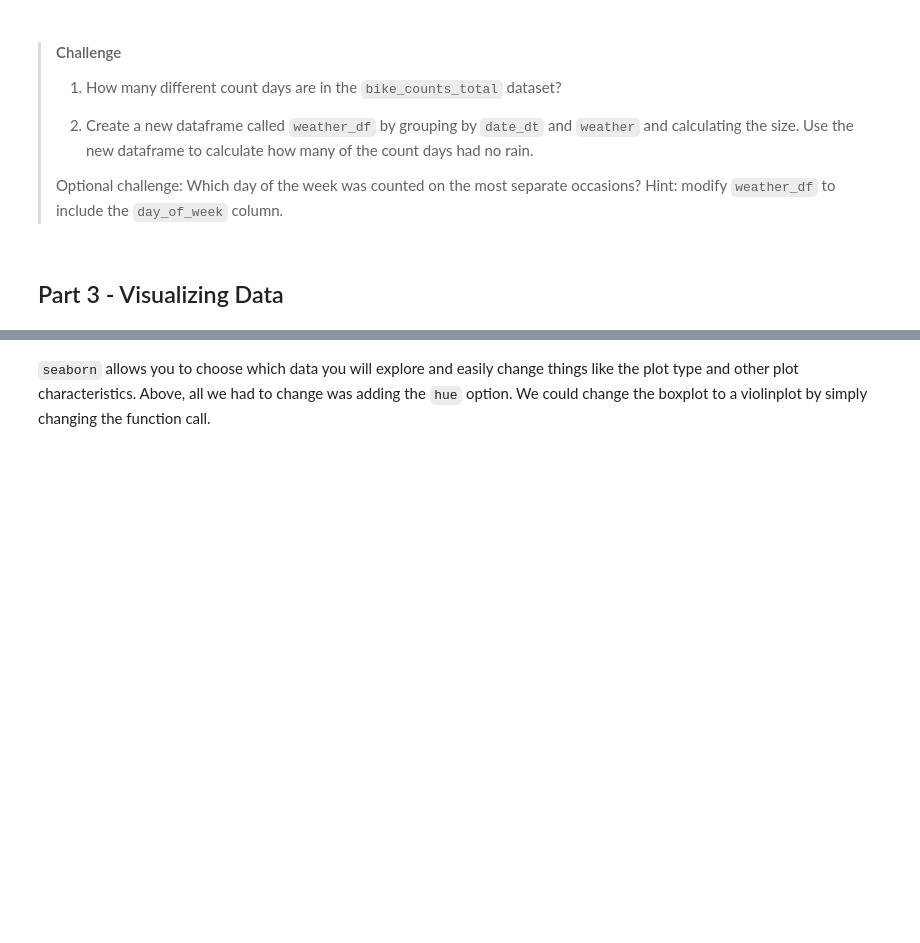
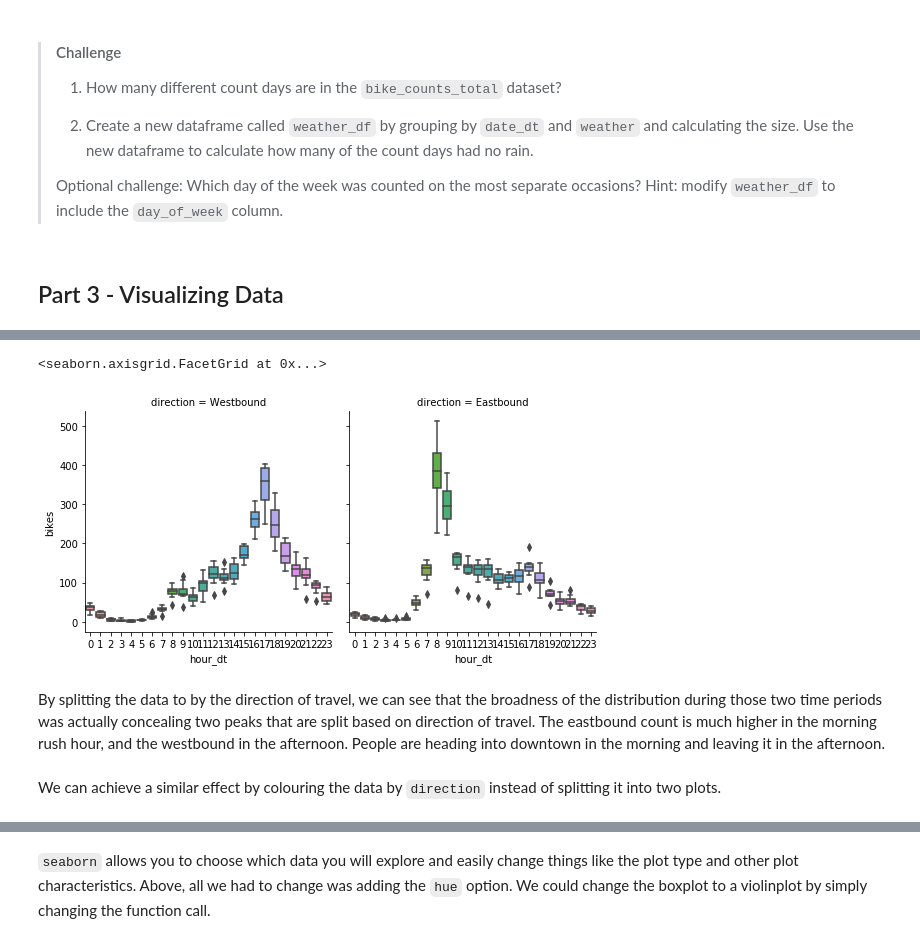
Before and after one commit to mbonsma/python-workshop, a Jupyter notebook: python-workshop.ipynb, the cells around one changed output, grey strips where cells are left out. Drawn from its saved outputs; the diff is of its cells as text; code cells hidden in the pictures; blank space fills up the shorter version.

```diff
--- a/python-workshop.ipynb
+++ b/python-workshop.ipynb
@@ -1587,2 +1621,11 @@ Why would the distribution be so broad around 7-9 am and 4-6 pm? Let's colour th
+# %%
+sns.catplot(x='hour_dt', y='bikes', data = bike_counts_weekdays, col = 'direction', kind = 'box')
+# %% [output]
+<seaborn.axisgrid.FacetGrid at 0x...>
+[figure, added]
+# %% [markdown]
+By splitting the data to by the direction of travel, we can see that the broadness of the distribution during those two time periods was actually concealing two peaks that are split based on direction of travel. The eastbound count is much higher in the morning rush hour, and the westbound in the afternoon. People are heading into downtown in the morning and leaving it in the afternoon.
+# %% [markdown]
+We can achieve a similar effect by colouring the data by `direction` instead of splitting it into two plots.
 # %%
 sns.boxplot(x='hour_dt', y='bikes', data=bike_counts_weekdays, hue = 'direction')
```
Also changed, not shown: parts of 32 cells of this notebook.
